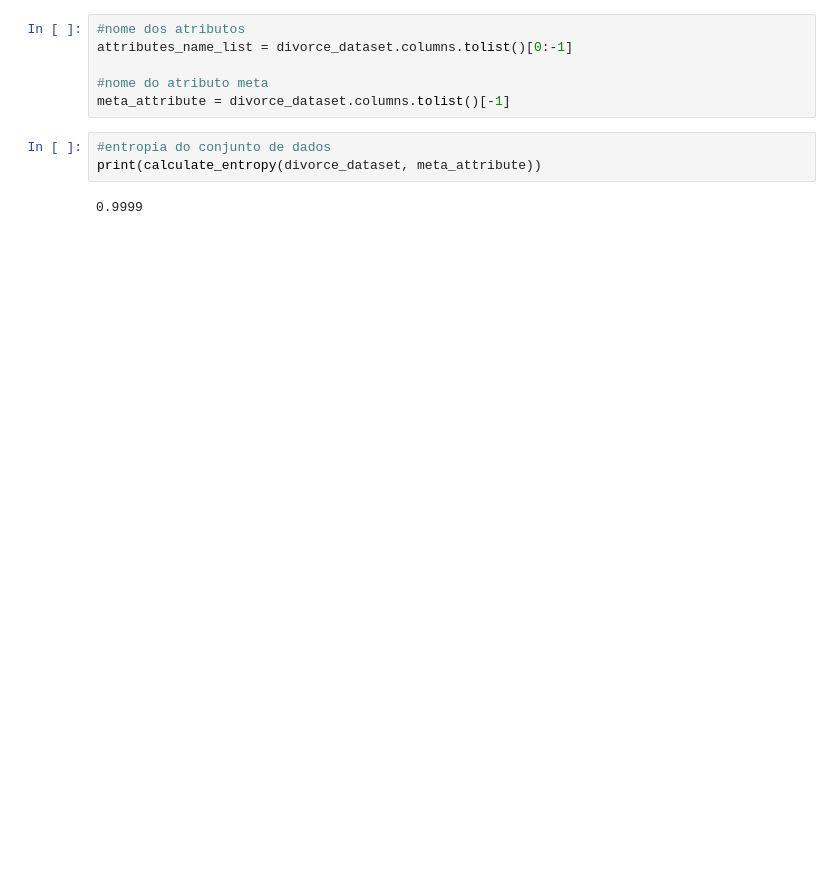
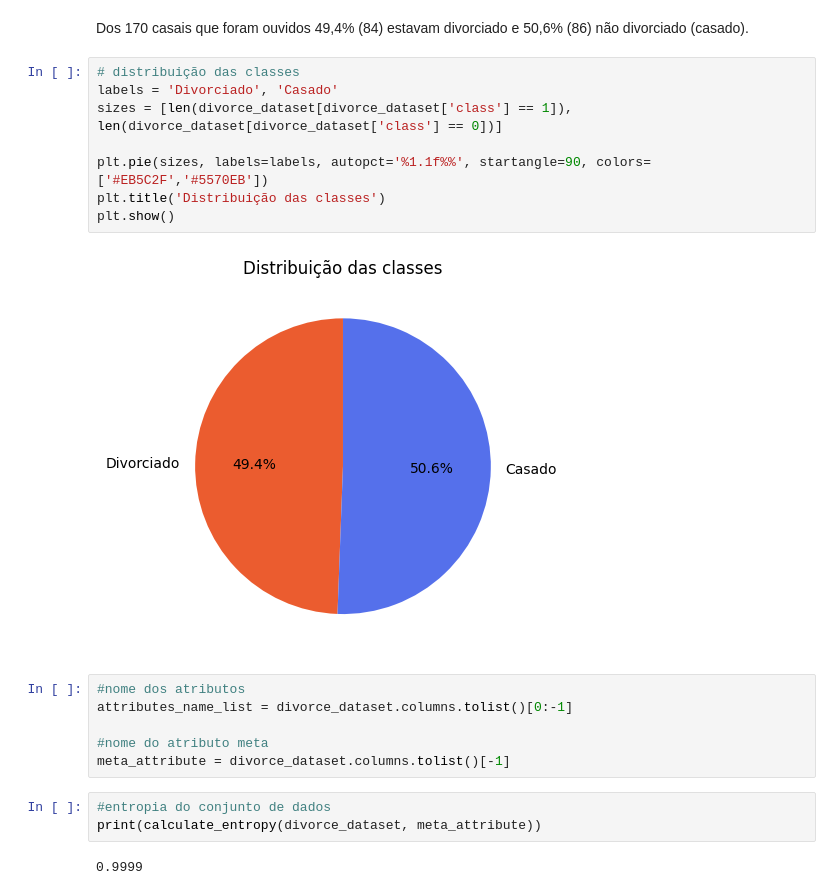
Before and after one commit to o-rovida/Trabalho-Final-Minera--o-de-Dados, a Jupyter notebook: data_mining.ipynb, the cells around one changed output. Saved outputs shown, nothing was run; the diff lists cells and outputs as text; blank space fills up the shorter version.

```diff
--- a/data_mining.ipynb
+++ b/data_mining.ipynb
@@ -108,3 +120,15 @@ divorce_dataset.describe()
+# %% [markdown]
+Dos 170 casais que foram ouvidos 49,4% (84) estavam divorciado e 50,6% (86) não divorciado (casado).
+# %%
+# distribuição das classes
+labels = 'Divorciado', 'Casado'
+sizes = [len(divorce_dataset[divorce_dataset['class'] == 1]), len(divorce_dataset[divorce_dataset['class'] == 0])]
+
+plt.pie(sizes, labels=labels, autopct='%1.1f%%', startangle=90, colors=['#EB5C2F','#5570EB'])
+plt.title('Distribuição das classes')
+plt.show()
+# %% [output]
+[figure, added]
 # %%
 #nome dos atributos
 attributes_name_list = divorce_dataset.columns.tolist()[0:-1]
```
Also changed, not shown: parts of 7 cells of this notebook.
